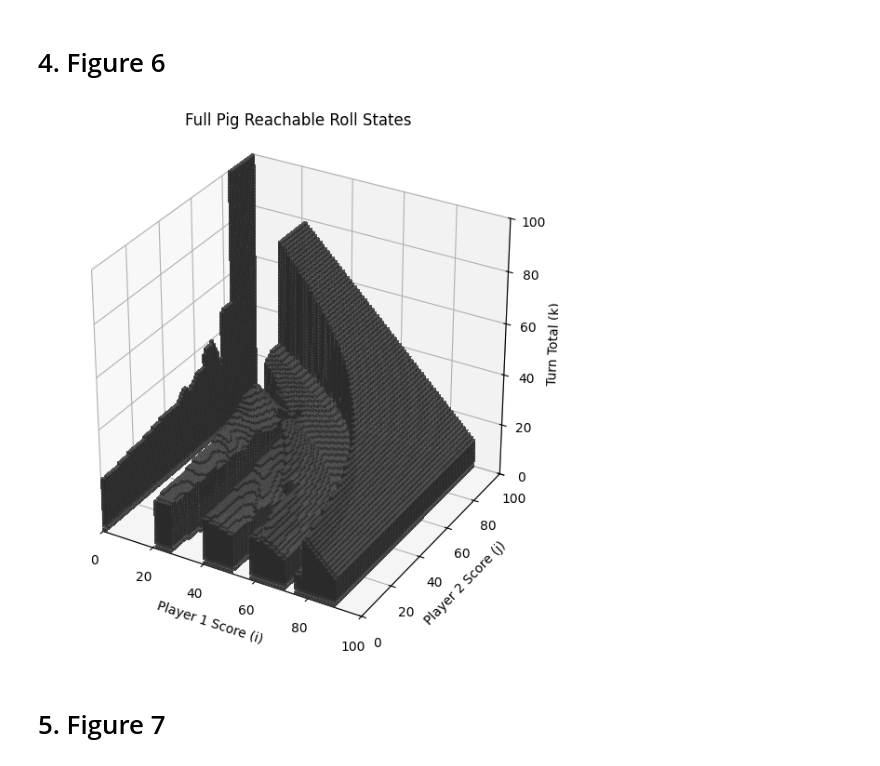
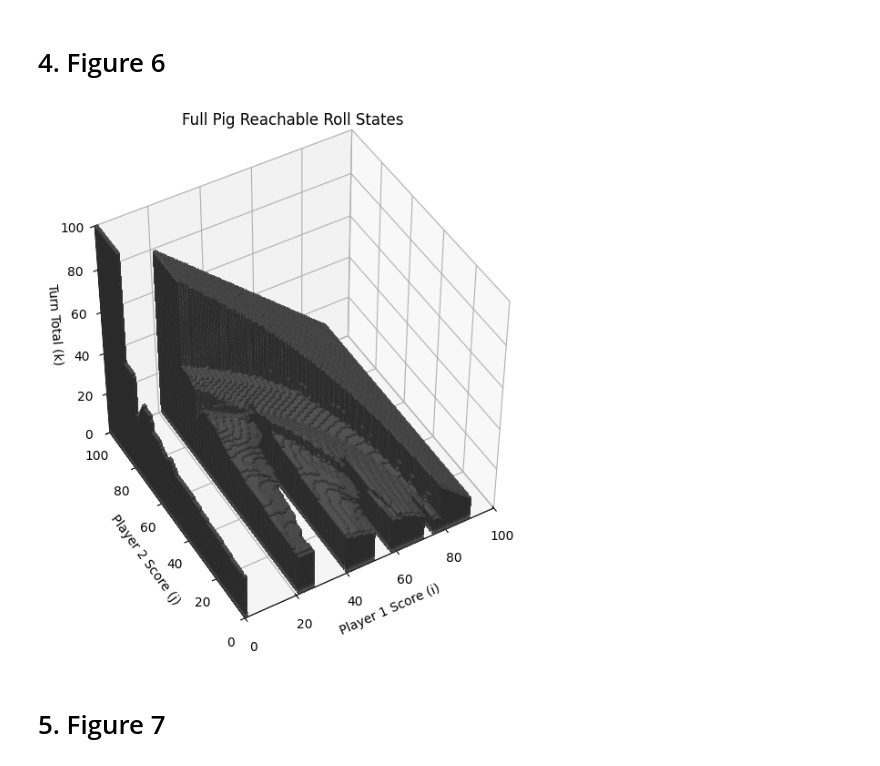
Before and after one commit to C-Rigby/Game_of_Pig_Assessment_3, a Jupyter notebook: experiments/pig_experiment/Pig_Figures.ipynb, the cells around one changed output. Drawn from its saved outputs; the diff is of its cells as text; code cells hidden in the pictures.

```diff
--- a/experiments/pig_experiment/Pig_Figures.ipynb
+++ b/experiments/pig_experiment/Pig_Figures.ipynb
@@ -187,15 +198,16 @@ plt.show()
 # %% [markdown]
 # 4. Figure 6
 # %%
-ah.plot_figure6_reachable_continue_states(
+ax = ah.plot_figure6_reachable_continue_states(
     full_fig6_data,
     max_points=60000,
     title="Full Pig Reachable Roll States"
 )
+ax.view_init(elev=45, azim=240)
 plt.savefig("Figures/Figure6.png", bbox_inches='tight', dpi=300)
 plt.show()
 # %% [output]
-[figure, old version]
+[figure, new version]
 # %% [markdown]
 # 5. Figure 7
 # %%
```
Also changed, not shown: parts of 4 cells of this notebook, 3 other files.
